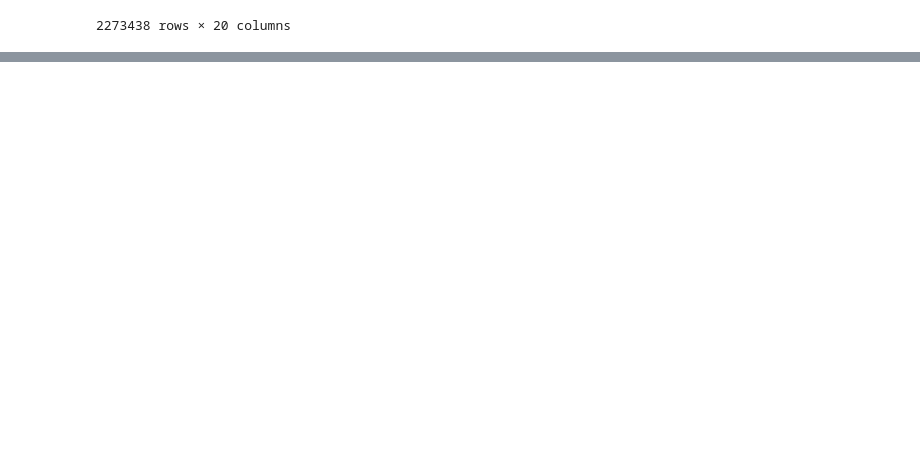
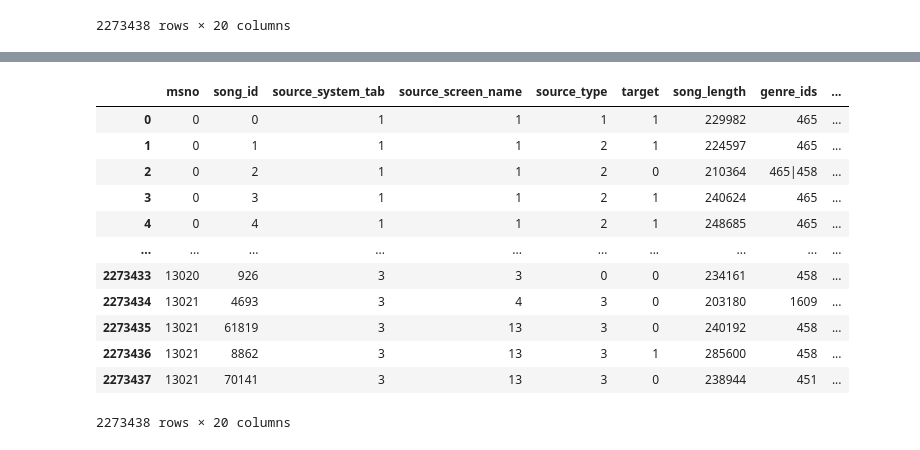
Before and after one commit to DoodleBears/cis_learn, a Jupyter notebook: dataset/kkbox/kkbox_merge_train_songs_members.ipynb, the cells around one changed output, grey strips where cells are left out. Saved outputs shown, nothing was run; the diff lists cells and outputs as text; code cells hidden in the pictures; blank space fills up the shorter version.

```diff
--- a/dataset/kkbox/kkbox_merge_train_songs_members.ipynb
+++ b/dataset/kkbox/kkbox_merge_train_songs_members.ipynb
@@ -82,0 +134,12 @@ X_full
+# %%
+# 将msno 转化为 int
+msno_list = np.array(X_full.msno.unique())
+msno_map = {}
+msno_dict = {}
+for i in range(len(msno_list)):
+    temp_str = str(msno_list[i])
+    msno_map.update({temp_str:i})
+    msno_dict.update({i:temp_str})
+
+X_full['msno'] = X_full.msno.map(msno_map)
+msno_map
@@ -83,3 +168,19 @@ X_full
+# %%
+X_full
+# %% [output]
+|  | msno | song_id | source_system_tab | source_screen_name | source_type | target | song_length | genre_ids | ... |
+| 0 | 0 | 0 | 1 | 1 | 1 | 1 | 229982 | 465 | ... |
+| 1 | 0 | 1 | 1 | 1 | 2 | 1 | 224597 | 465 | ... |
+| 2 | 0 | 2 | 1 | 1 | 2 | 0 | 210364 | 465|458 | ... |
+| 3 | 0 | 3 | 1 | 1 | 2 | 1 | 240624 | 465 | ... |
+| 4 | 0 | 4 | 1 | 1 | 2 | 1 | 248685 | 465 | ... |
+| ... | ... | ... | ... | ... | ... | ... | ... | ... | ... |
+| 2273433 | 13020 | 926 | 3 | 3 | 0 | 0 | 234161 | 458 | ... |
+| 2273434 | 13021 | 4693 | 3 | 4 | 3 | 0 | 203180 | 1609 | ... |
+| 2273435 | 13021 | 61819 | 3 | 13 | 3 | 0 | 240192 | 458 | ... |
+| 2273436 | 13021 | 8862 | 3 | 13 | 3 | 1 | 285600 | 458 | ... |
+| 2273437 | 13021 | 70141 | 3 | 13 | 3 | 0 | 238944 | 451 | ... |
+2273438 rows × 20 columns
 # %%
 X_full.to_csv('data_cleaned/merge_train_songs_members.csv')
 # %%
```
Also changed, not shown: parts of 6 cells of this notebook.
